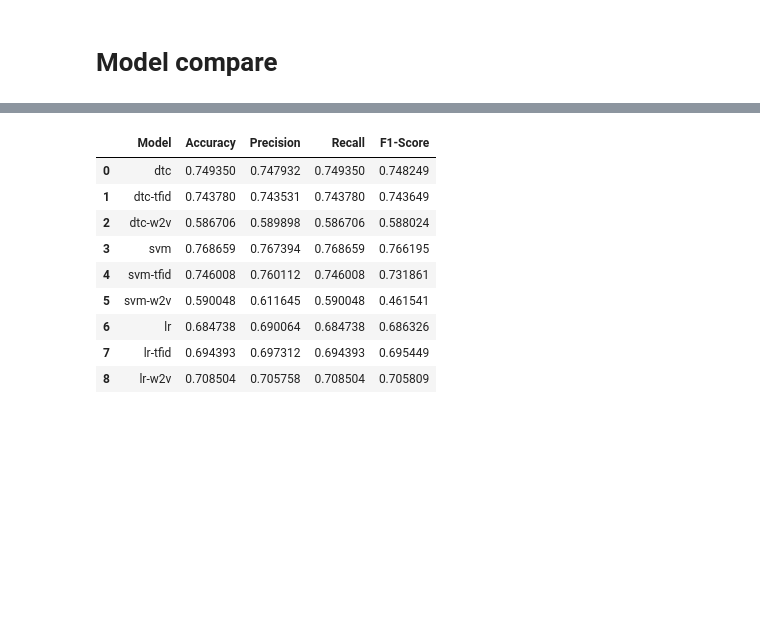
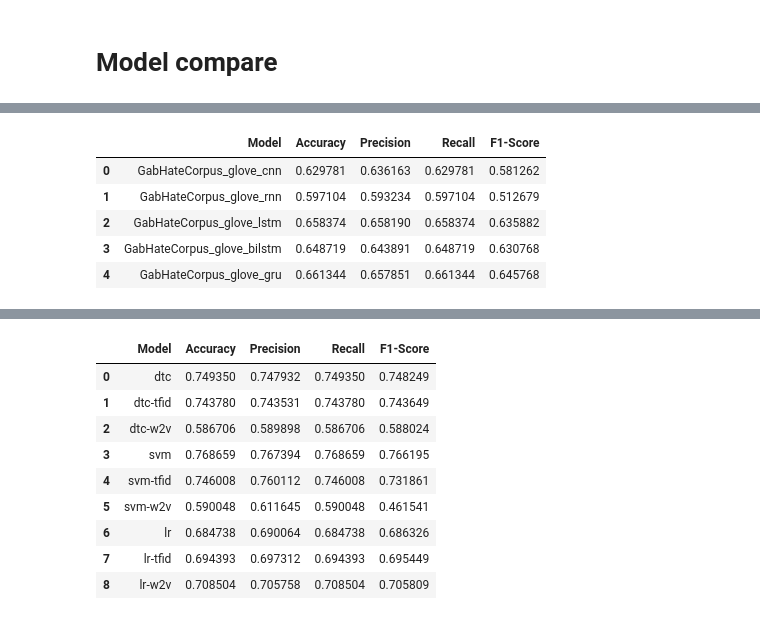
Before and after one commit to yclee98/Hate-speech-detection, a Jupyter notebook: models.ipynb, the cells around one changed output, grey strips where cells are left out. Saved outputs shown, nothing was run; the diff lists cells and outputs as text; code cells hidden in the pictures; blank space fills up the shorter version.

```diff
--- a/models.ipynb
+++ b/models.ipynb
@@ -1122,27 +1097,11 @@ def get_score(y_test, y_test_pred):
 # %%
-# load model
-def get_result():
-    model_to_load = ["dtc", "dtc-tfid", "dtc-w2v","svm", "svm-tfid", "svm-w2v", "lr", "lr-tfid","lr-w2v"]
-    c = ["Model", "Accuracy", "Precision", "Recall", "F1-Score"]
-    result_table = pd.DataFrame(columns=c)
-
-    for i in model_to_load:
-        filename = f"models/{i}.pickle"
-        old_model = pickle.load(open(filename,"rb"))
-
-        y_test_pred = old_model.predict(x_test)
-
-        a = accuracy_score(y_test, y_test_pred)
-        prf = precision_recall_fscore_support(y_test, y_test_pred, average="weighted")
-
-        result_table.loc[len(result_table)] = [i, a, prf[0], prf[1], prf[2]]
-
-    return result_table.style.highlight_max(color = 'red', axis = 0)
+# for i in model_to_load:
+#     filename = f"models/{i}.pickle"
+#     old_model = pickle.load(open(filename,"rb"))
 
 def get_result_nn(model_to_load):
-    c = ["Model", "Accuracy", "Precision", "Recall", "F1-Score"]
+    c = ['Model', 'Accuracy', 'precision', 'recall', 'f1-score', 'hate f1', 'hate support', "non-hate f1", 'non-hate support']
     result_table = pd.DataFrame(columns=c)
-
     for i in model_to_load:
         filename = f"models/{i}"
         old_model = load_model(filename)
@@ -1151,9 +1110,10 @@ def get_result_nn(model_to_load):
         y_test_pred = np.where(y_test_pred > 0.5, "Hate", "Non-Hate")
         y_test_pred = y_test_pred.flatten()
 
-        a = accuracy_score(y_test, y_test_pred)
-        prf = precision_recall_fscore_support(y_test, y_test_pred, average="weighted")
-
-        result_table.loc[len(result_table)] = [i, a, prf[0], prf[1], prf[2]]
+        cr = classification_report(y_test, y_test_pred, labels=["Hate","Non-Hate"], output_dict=True)
+        result_table.loc[len(result_table)] = [i, cr['accuracy'], cr['macro avg']['precision'],
+                                            cr['macro avg']['recall'], cr['macro avg']['f1-score'],
+                                            cr['Hate']['f1-score'],cr['Hate']['support'],
+                                            cr['Non-Hate']['f1-score'],cr['Non-Hate']['support']]
 
     return result_table.style.highlight_max(color = 'red', axis = 0)
@@ -1193,0 +1127,11 @@ get_result_nn(["cnn-"+em, "rnn-"+em, "lstm-"+em,"bilstm-"+em, "gru-"+em])
+# %%
+ds = 'GabHateCorpus'
+em = 'glove'
+get_result_nn([ds+"_"+em+"_cnn", ds+"_"+em+"_rnn", ds+"_"+em+"_lstm",ds+"_"+em+"_bilstm",ds+"_"+em+"_gru"])
+# %% [output]
+|  | Model | Accuracy | Precision | Recall | F1-Score |
+| 0 | GabHateCorpus_glove_cnn | 0.629781 | 0.636163 | 0.629781 | 0.581262 |
+| 1 | GabHateCorpus_glove_rnn | 0.597104 | 0.593234 | 0.597104 | 0.512679 |
+| 2 | GabHateCorpus_glove_lstm | 0.658374 | 0.658190 | 0.658374 | 0.635882 |
+| 3 | GabHateCorpus_glove_bilstm | 0.648719 | 0.643891 | 0.648719 | 0.630768 |
+| 4 | GabHateCorpus_glove_gru | 0.661344 | 0.657851 | 0.661344 | 0.645768 |
```
Also changed, not shown: parts of 38 cells of this notebook, 6 other files.
